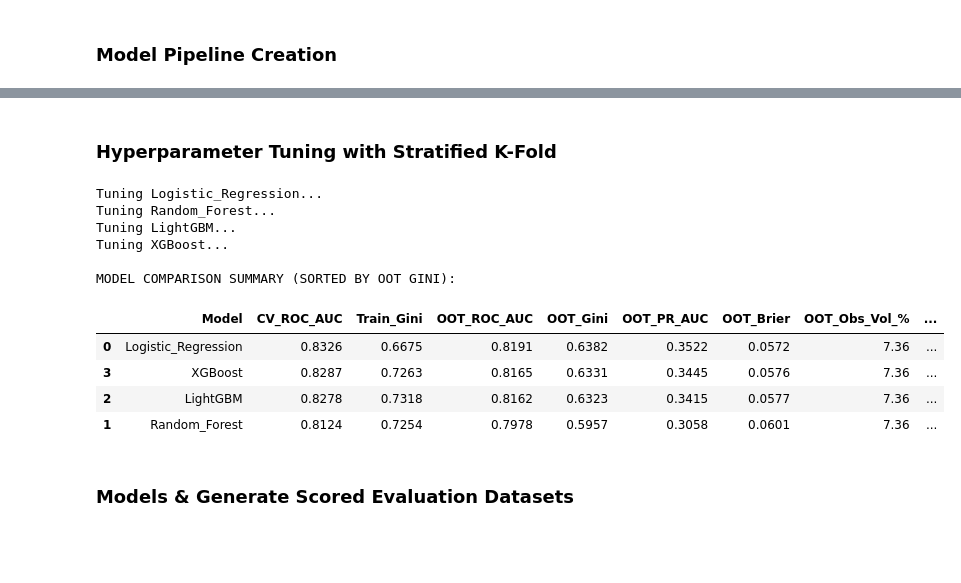
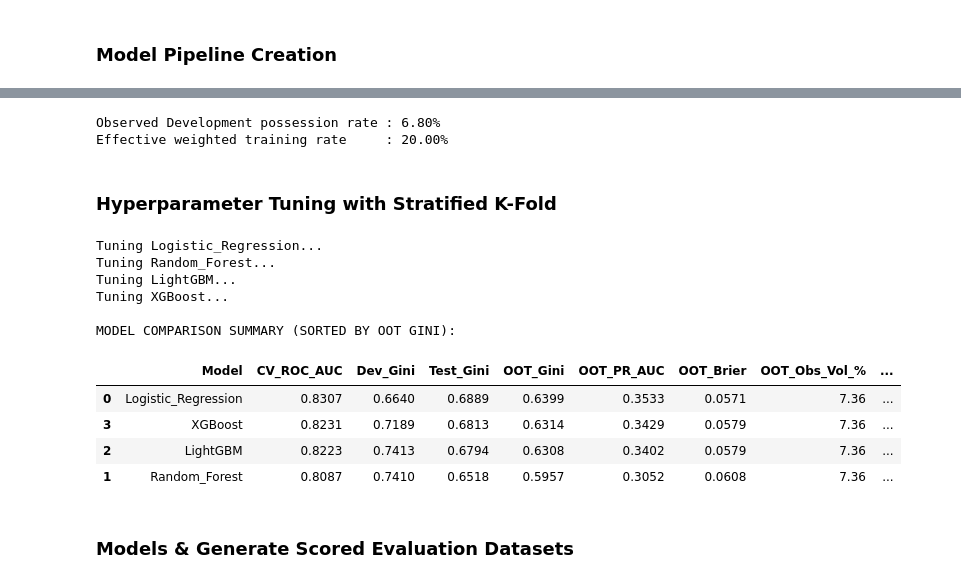
Before and after one commit to Beck40/Mortgage-Risk-Modelling, a Jupyter notebook: notebooks/03_model_build.ipynb, the cells around one changed output, grey strips where cells are left out. Saved outputs shown, nothing was run; the diff lists cells and outputs as text; code cells hidden in the pictures; blank space fills up the shorter version.

Commit message:
model build, evaluation, readme and requirement.txt updated

```diff
--- a/notebooks/03_model_build.ipynb
+++ b/notebooks/03_model_build.ipynb
@@ -94,9 +109,31 @@ Preprocessed Train Shape: (61048, 21)
+# %%
+TARGET_TRAIN_RATE = 0.20
+observed_dev_rate = y_dev.mean()
+
+sample_weight_dev = compute_sample_weight(
+    class_weight={
+        0: (1 - TARGET_TRAIN_RATE) / (1 - observed_dev_rate),
+        1: TARGET_TRAIN_RATE / observed_dev_rate,
+    },
+    y=y_dev,
+)
+
+def restore_population_prior(probabilities, sampled_rate, population_rate):
+    """Undo the prior shift introduced by minority reweighting."""
+    odds = probabilities / np.clip(1 - probabilities, 1e-12, None)
+    population_odds = odds * (population_rate / (1 - population_rate)) / (sampled_rate / (1 - sampled_rate))
+    return population_odds / (1 + population_odds)
+
+print(f"Observed Development possession rate : {observed_dev_rate:.2%}")
+print(f"Effective weighted training rate     : {TARGET_TRAIN_RATE:.2%}")
+# %% [output]
+Observed Development possession rate : 6.80%
+Effective weighted training rate     : 20.00%
 # %% [markdown]
 ### Hyperparameter Tuning with Stratified K-Fold
 # %%
-cv_scheme = StratifiedKFold(n_splits=5, shuffle=True, random_state=42)
+cv_scheme = StratifiedKFold(n_splits= 5, shuffle=True, random_state=42)
 
-# Define models directly
 models = {
     "Logistic_Regression": LogisticRegression(max_iter=1000, random_state=42),
     "Random_Forest": RandomForestClassifier(random_state=42, n_jobs=-1),
@@ -106,7 +143,7 @@ models = {
 
 param_grids = {
     "Logistic_Regression": {
-        "C": [0.001, 0.005, 0.01], # Constrained linear baseline
+        "C": [0.001, 0.005, 0.01],
         "penalty": ["l2"],
         "solver": ["lbfgs"]
     },
@@ -129,7 +166,7 @@ param_grids = {
         "n_estimators": [250, 400, 500],
         "learning_rate": [0.02, 0.04, 0.06],
         "max_depth": [4, 5, 6],
-        "min_child_weight": [10, 20, 40], # Lowered so XGBoost captures non-linear interactions
+        "min_child_weight": [10, 20, 40],
         "subsample": [0.8, 0.9],
         "colsample_bytree": [0.7, 0.85],
         "reg_alpha": [0.0, 0.5, 1.0],
@@ -147,54 +184,61 @@ for name in models.keys():
         param_distributions=param_grids[name],
         n_iter=min(10, int(np.prod([len(v) for v in param_grids[name].values()]))),
         scoring={"roc_auc": "roc_auc", "pr_auc": "average_precision", "neg_log_loss": "neg_log_loss"},
-        refit="roc_auc", # Optimise directly for Gini / Discriminatory power
+        refit="roc_auc",
         cv=cv_scheme,
         random_state=42,
-        n_jobs=-1
+        n_jobs=1
     )
-    search.fit(X_train_prep, y_train)
+    search.fit(X_dev_prep, y_dev, sample_weight=sample_weight_dev)
     best_model = search.best_estimator_
     tuned_models[name] = best_model
 
-    # Evaluate on Train and OOT
-    train_probs = best_model.predict_proba(X_train_prep)[:, 1] #type: ignore
-    oot_probs   = best_model.predict_proba(X_oot_prep)[:, 1] # type: ignore
+    dev_probs = restore_population_prior(
+        best_model.predict_proba(X_dev_prep)[:, 1], TARGET_TRAIN_RATE, observed_dev_rate #type: ignore
+    )
+    test_probs = restore_population_prior(
+        best_model.predict_proba(X_test_prep)[:, 1], TARGET_TRAIN_RATE, observed_dev_rate #type: ignore
+    )
+    oot_probs = restore_population_prior(
+        best_model.predict_proba(X_oot_prep)[:, 1], TARGET_TRAIN_RATE, observed_dev_rate #type: ignore
+    )
 
-    train_auc = roc_auc_score(y_train, train_probs)
-    oot_auc   = roc_auc_score(y_oot, oot_probs)
+    dev_auc  = roc_auc_score(y_dev, dev_probs)
+    test_auc = roc_auc_score(y_test, test_probs)
+    oot_auc  = roc_auc_score(y_oot, oot_probs)
 
     oot_obs_ead_ppgd  = (y_oot * ead_oot).sum() / ead_oot.sum() * 100
     oot_pred_ead_ppgd = (oot_probs * ead_oot).sum() / ead_oot.sum() * 100
 
     comparison_records.append({
         "Model": name,
         "CV_ROC_AUC": round(search.cv_results_["mean_test_roc_auc"][search.best_index_], 4),
-        "Train_Gini": round(2 * train_auc - 1, 4),
-        "OOT_ROC_AUC": round(oot_auc, 4),
+        "Dev_Gini": round(2 * dev_auc - 1, 4),
+        "Test_Gini": round(2 * test_auc - 1, 4),
         "OOT_Gini": round(2 * oot_auc - 1, 4),
         "OOT_PR_AUC": round(average_precision_score(y_oot, oot_probs), 4),
         "OOT_Brier": round(brier_score_loss(y_oot, oot_probs), 4),
         "OOT_Obs_Vol_%": round(y_oot.mean() * 100, 2),
         "OOT_Pred_Vol_%": round(oot_probs.mean() * 100, 2),
         "OOT_Obs_EAD_%": round(oot_obs_ead_ppgd, 2),
         "OOT_Pred_EAD_%": round(oot_pred_ead_ppgd, 2)
     })
 
 comparison_df = pd.DataFrame(comparison_records).sort_values(by="OOT_Gini", ascending=False)
 print("\nMODEL COMPARISON SUMMARY (SORTED BY OOT GINI):")
 display(comparison_df)
 # %% [output]
 Tuning Logistic_Regression...
 Tuning Random_Forest...
 Tuning LightGBM...
 Tuning XGBoost...
 
 MODEL COMPARISON SUMMARY (SORTED BY OOT GINI):
-|  | Model | CV_ROC_AUC | Train_Gini | OOT_ROC_AUC | OOT_Gini | OOT_PR_AUC | OOT_Brier | OOT_Obs_Vol_% | ... |
-| 0 | Logistic_Regression | 0.8326 | 0.6675 | 0.8191 | 0.6382 | 0.3522 | 0.0572 | 7.36 | ... |
-| 3 | XGBoost | 0.8287 | 0.7263 | 0.8165 | 0.6331 | 0.3445 | 0.0576 | 7.36 | ... |
-| 2 | LightGBM | 0.8278 | 0.7318 | 0.8162 | 0.6323 | 0.3415 | 0.0577 | 7.36 | ... |
-| 1 | Random_Forest | 0.8124 | 0.7254 | 0.7978 | 0.5957 | 0.3058 | 0.0601 | 7.36 | ... |
+|  | Model | CV_ROC_AUC | Dev_Gini | Test_Gini | OOT_Gini | OOT_PR_AUC | OOT_Brier | OOT_Obs_Vol_% | ... |
+| 0 | Logistic_Regression | 0.8307 | 0.6640 | 0.6889 | 0.6399 | 0.3533 | 0.0571 | 7.36 | ... |
+| 3 | XGBoost | 0.8231 | 0.7189 | 0.6813 | 0.6314 | 0.3429 | 0.0579 | 7.36 | ... |
+| 2 | LightGBM | 0.8223 | 0.7413 | 0.6794 | 0.6308 | 0.3402 | 0.0579 | 7.36 | ... |
+| 1 | Random_Forest | 0.8087 | 0.7410 | 0.6518 | 0.5957 | 0.3052 | 0.0608 | 7.36 | ... |
 # %% [markdown]
 ### Models & Generate Scored Evaluation Datasets
 # %%
```
Also changed, not shown: parts of 5 cells of this notebook, 19 other files.
